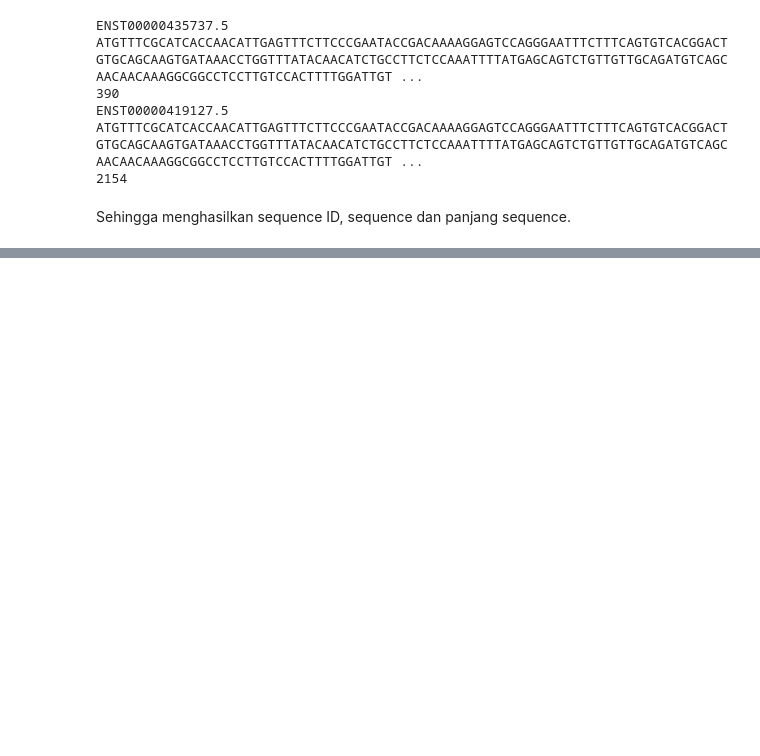
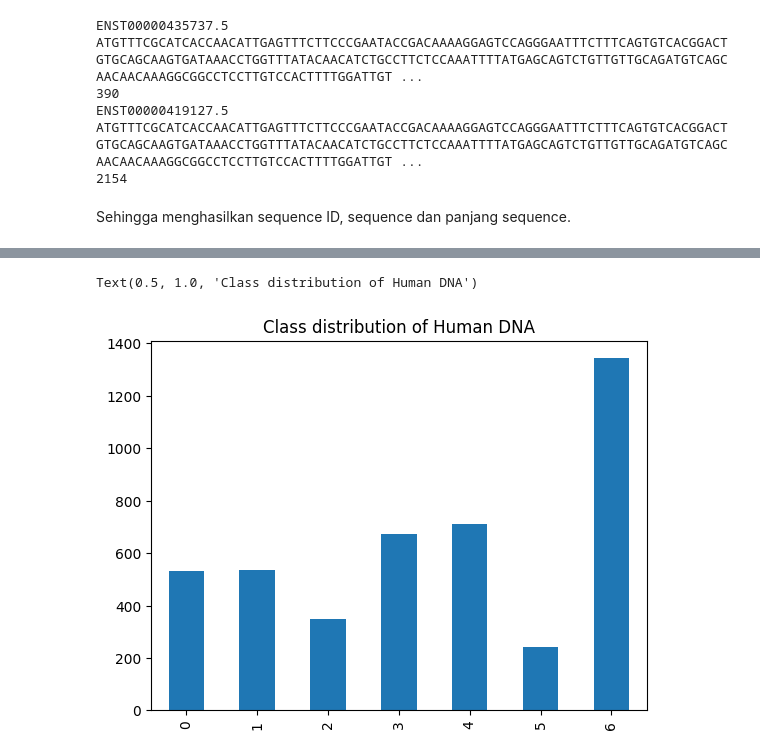
Before and after one commit to daffayrr/Bioinformatics, a Jupyter notebook: DNA Sequencing with Machine Learning.ipynb, the cells around one changed output, grey strips where cells are left out. Drawn from its saved outputs; the diff is of its cells as text; code cells hidden in the pictures; blank space fills up the shorter version.

```diff
--- a/DNA Sequencing with Machine Learning.ipynb
+++ b/DNA Sequencing with Machine Learning.ipynb
@@ -60,0 +235,3 @@ Sehingga menghasilkan sequence ID, sequence dan panjang sequence.
+# %%
+human_dna = pd.read_table('./dataset/human.txt')
+human_dna.head()
@@ -60,0 +245,6 @@ Sehingga menghasilkan sequence ID, sequence dan panjang sequence.
+# %%
+human_dna['class'].value_counts().sort_index().plot.bar()
+plt.title("Class distribution of Human DNA")
+# %% [output]
+Text(0.5, 1.0, 'Class distribution of Human DNA')
+[figure, added]
```
Also changed, not shown: parts of 54 cells of this notebook.
